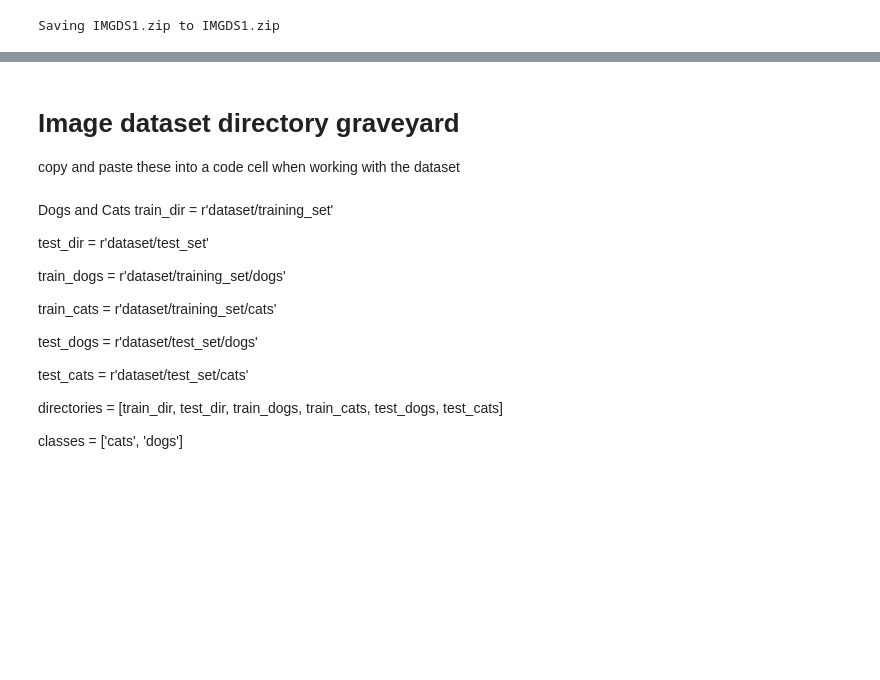
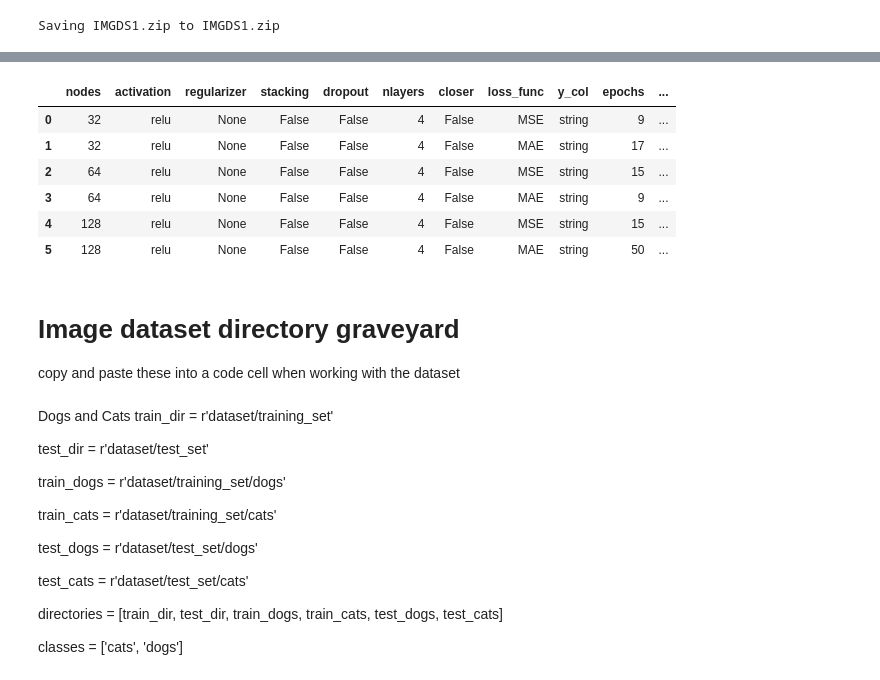
Before and after one commit to spe301/AI-generated-AI, a Jupyter notebook: DataCollection.ipynb, the cells around one changed output, grey strips where cells are left out. Cells and saved outputs as stored; diff of their text form; code cells hidden in the pictures; blank space fills up the shorter version.

```diff
--- a/DataCollection.ipynb
+++ b/DataCollection.ipynb
@@ -63,13 +63,17 @@ def BigDawg(X, y, params, task, ts=150, epochs=50, batch_size=32, patience=5, re
   n_features = []
   batch = []
   depth = []
+  dominances = []
   for i in range(len(df)):
     size.append(X2.shape[0])
     n_features.append(X2.shape[1])
+    dominances.append(max(pd.DataFrame(y2).value_counts())/len(y2))
     if task == 'CV':
       depth.append(X2.shape[3])
   df['len_dataset'] = size
   df['n_features'] = n_features
+  if regression == False:
+    df['dominant_class'] = dominances
   if task == 'CV':
     df['thickness'] = depth
   return df
@@ -133,35 +120,25 @@ Wikipedia
 # %%
-X = tweets
-y = sentiments
-df = Twitter
-data_str = 'tweet'
-output = len(np.unique(y))
-embedding = dh.GetVocab(df, data_str)
-rnn_grid = {'output_dim': [output], 'embedding': [embedding], 'nodes': [64], 'activation': ['tanh'], 'regularizer': [None, 'L1'],
-            'stacking': [False, True], 'dropout': [False], 'optimizer': ['adam'], 'method': ['GRU'], 'bidirectional': [False]}
+X = housing_data
+y = prices
 
-X2 = articles
-y2 = labels
-df2 = Wikipedia
-data_str2 = 'Text'
-output2 = len(np.unique(y2))
-embedding2 = dh.GetVocab(df2, data_str2)
-rnn_grid2 = {'output_dim': [output2], 'embedding': [embedding2], 'nodes': [64], 'activation': ['tanh'], 'regularizer': [None],
-            'stacking': [False, True], 'dropout': [False, True], 'optimizer': ['adam'], 'method': ['GRU'], 'bidirectional': [False]}
+#df = Twitter
+#data_str = 'tweet'
+#output = len(np.unique(y))
+#embedding = dh.GetVocab(df, data_str)
+#rnn_grid = {'output_dim': [output], 'embedding': [embedding], 'nodes': [64], 'activation': ['tanh'], 'regularizer': [None],
+            #'stacking': [False], 'dropout': [False], 'optimizer': ['adam'], 'method': ['GRU'], 'bidirectional': [False]}
 
 #output = len(y)
 #cnn_grid = {'output_dim': [output], 'base_filters':[32], 'kernel_size': [2], 'activation': ['relu'], 'nblocks': [3],
-            #'pool':[2], 'dropout': [False, True], 'closer': [False], 'optimizer': ['adam', 'rmsprop'], 'metrics': ['accuracy']}
+            #'pool':[2], 'dropout': [False], 'closer': [False], 'optimizer': ['adam'], 'metrics': ['accuracy']}
 
 #output = len(np.unique(y))
 #tc_grid = {'output_dim': [output], 'nodes': [64], 'activation': ['relu'], 'regularizer': [None], 'stacking': [False],
-           #'dropout': [False], 'nlayers': [4, 5], 'closer': [False, True], 'loss_func': ['binary_crossentropy'], 'optimizer': ['adam']}
+           #'dropout': [False], 'nlayers': [4], 'closer': [False], 'loss_func': ['binary_crossentropy'], 'optimizer': ['adam']}
 
-#tr_grid = {'nodes': [32, 64, 128], 'activation': ['relu'], 'regularizer': [None], 'stacking': [False], 'dropout': [False],
-           #'nlayers': [4], 'closer': [False], 'loss_func': ['MSE', 'MAE'], 'optimizer': ['rmsprop'], 'y_col': ['string']}
+tr_grid = {'nodes': [32, 64, 128], 'activation': ['relu'], 'regularizer': [None], 'stacking': [False], 'dropout': [False],
+           'nlayers': [4], 'closer': [False], 'loss_func': ['MSE', 'MAE'], 'optimizer': ['rmsprop'], 'y_col': ['string']}
 
-df = BigDawg(X, y, rnn_grid, 'NLP')
-df1 = BigDawg(X2, y2, rnn_grid2, 'NLP')
-df2 = pd.concat([df, df1])
-df2.shape
+df = BigDawg(X, y, tr_grid, 'TR', regression=True)
+df.shape
 # %% [output]
@@ -186 +163,11 @@ Epoch 6/50
+# %%
+df
+# %% [output]
+|  | nodes | activation | regularizer | stacking | dropout | nlayers | closer | loss_func | y_col | epochs | ... |
+| 0 | 32 | relu | None | False | False | 4 | False | MSE | string | 9 | ... |
+| 1 | 32 | relu | None | False | False | 4 | False | MAE | string | 17 | ... |
+| 2 | 64 | relu | None | False | False | 4 | False | MSE | string | 15 | ... |
+| 3 | 64 | relu | None | False | False | 4 | False | MAE | string | 9 | ... |
+| 4 | 128 | relu | None | False | False | 4 | False | MSE | string | 15 | ... |
+| 5 | 128 | relu | None | False | False | 4 | False | MAE | string | 50 | ... |
 # %%
```
Also changed, not shown: parts of 5 cells of this notebook.
